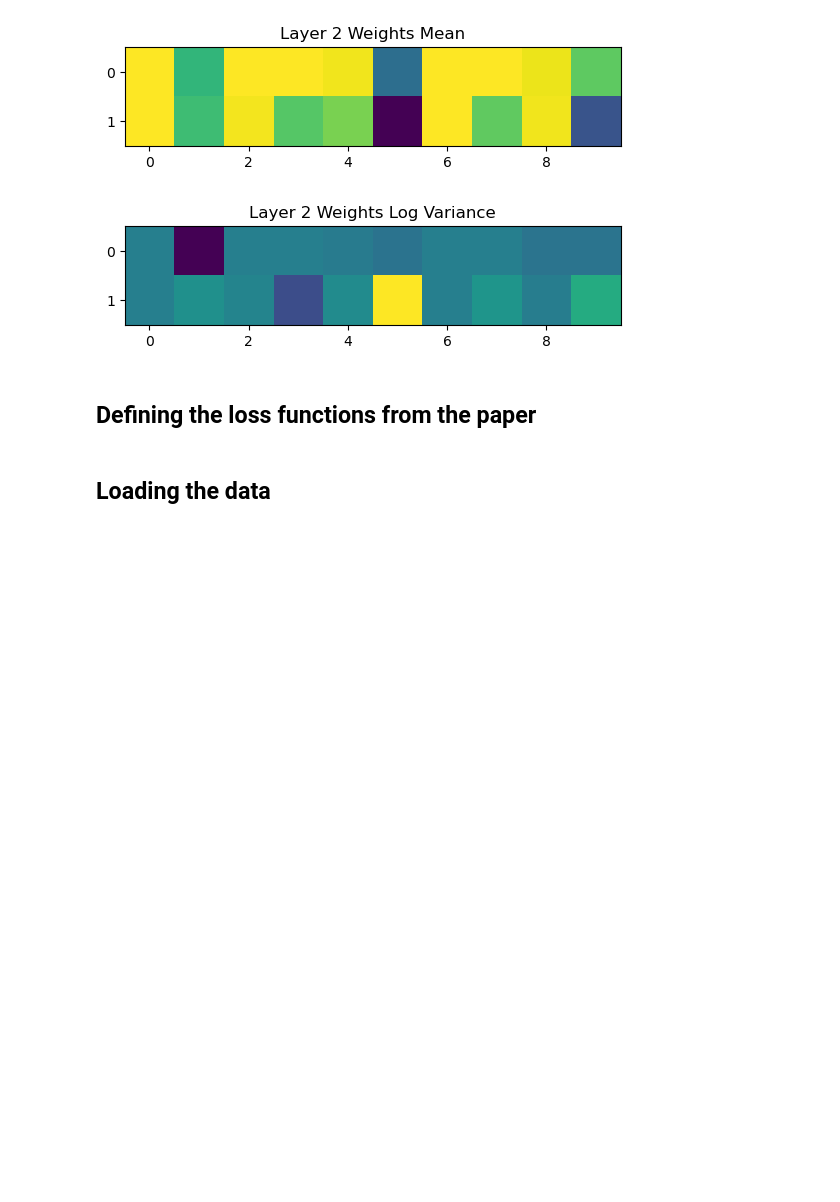
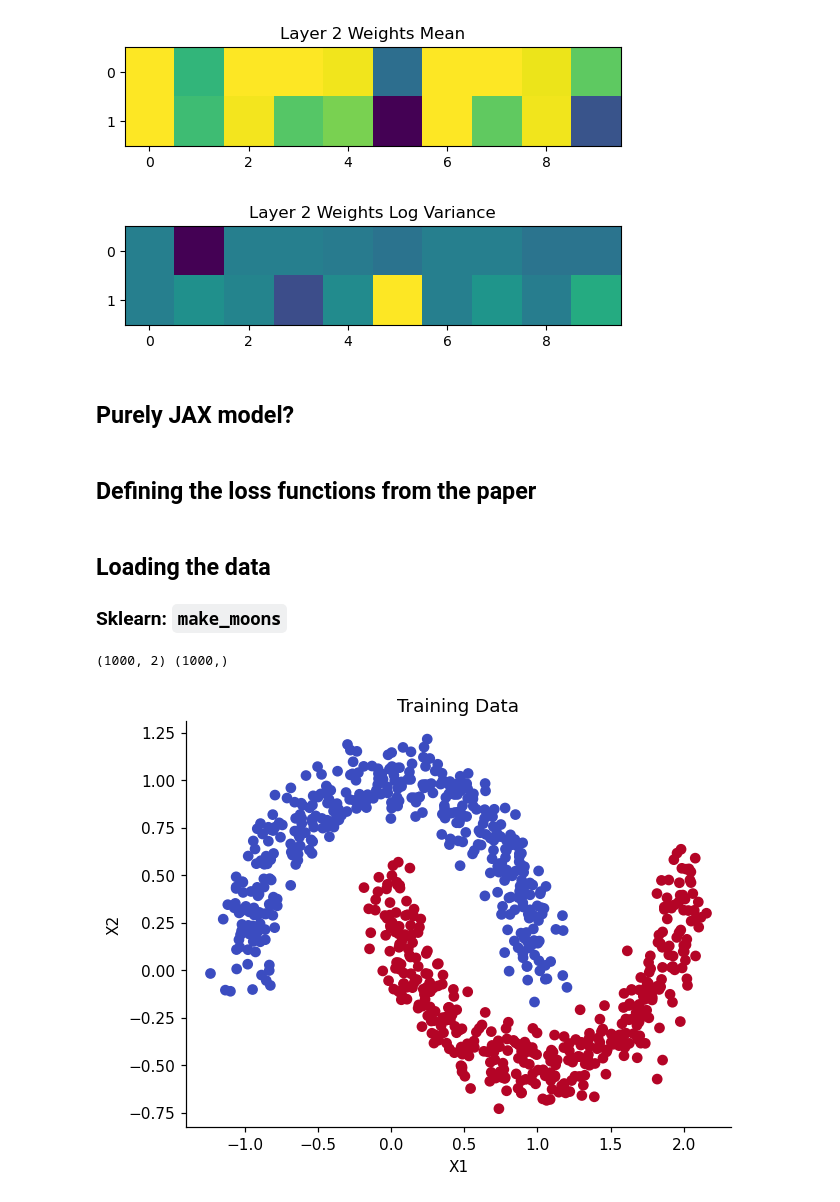
Before and after one commit to Integrated-Systems-Neuroengineering/scrramble, a Jupyter notebook: Ramblings/bayes_network.ipynb, the cells around one changed output. Saved outputs shown, nothing was run; the diff lists cells and outputs as text; code cells hidden in the pictures; blank space fills up the shorter version.

```diff
--- a/Ramblings/bayes_network.ipynb
+++ b/Ramblings/bayes_network.ipynb
@@ -207,6 +198,8 @@ for k, v in grads.mlp_layers.items():
 [figure]
 [figure]
 [figure]
+# %% [markdown]
+## Purely JAX model?
 # %% [markdown]
 ## Defining the loss functions from the paper
 # %%
@@ -224,2 +219,23 @@ def error_loss(model: nnx.Module, x: jax.Array, y_labels: jax.Array):
 # %% [markdown]
 ## Loading the data
+
+### Sklearn: `make_moons`
+# %%
+X, Y = make_moons(n_samples = 1000, shuffle=True, noise=0.1, random_state=101)
+print(X.shape, Y.shape)
+
+# split into train and validation sets
+X_train, X_valid = X[:800], X[800:]
+Y_train, Y_valid = Y[:800], Y[800:]
+
+# plot the training data
+fig, ax = plt.subplots(dpi = 110)
+ax.scatter(X_train[:,0], X_train[:, 1], c = Y_train, cmap='coolwarm')
+
+ax.set_title("Training Data")
+ax.set_xlabel("X1")
+ax.set_ylabel("X2")
+sns.despine()
+# %% [output]
+(1000, 2) (1000,)
+[figure, added]
```
Also changed, not shown: parts of 4 cells of this notebook, 8 other files.
